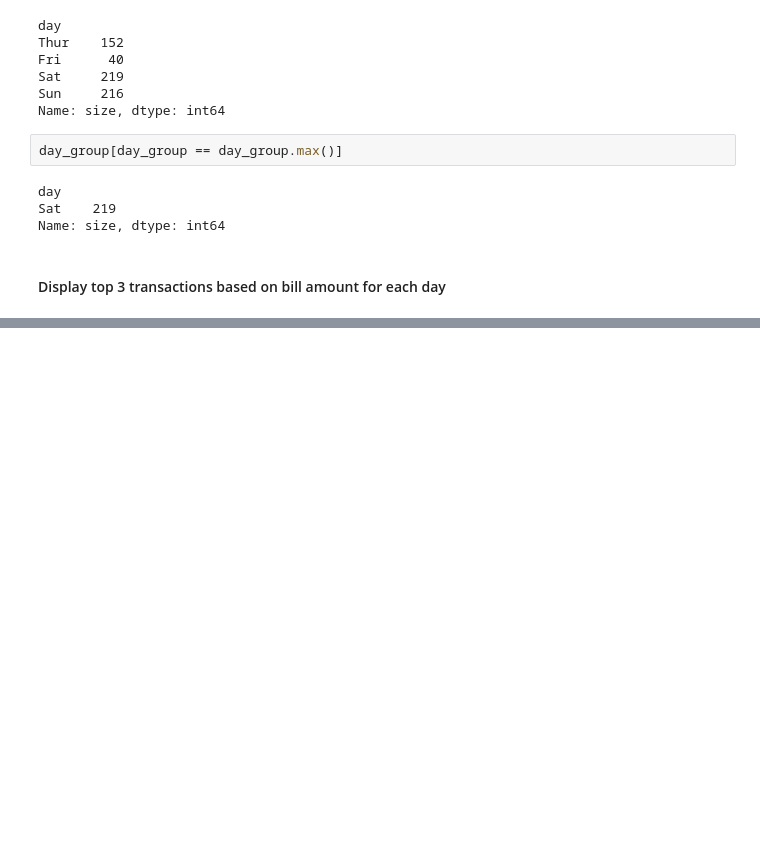
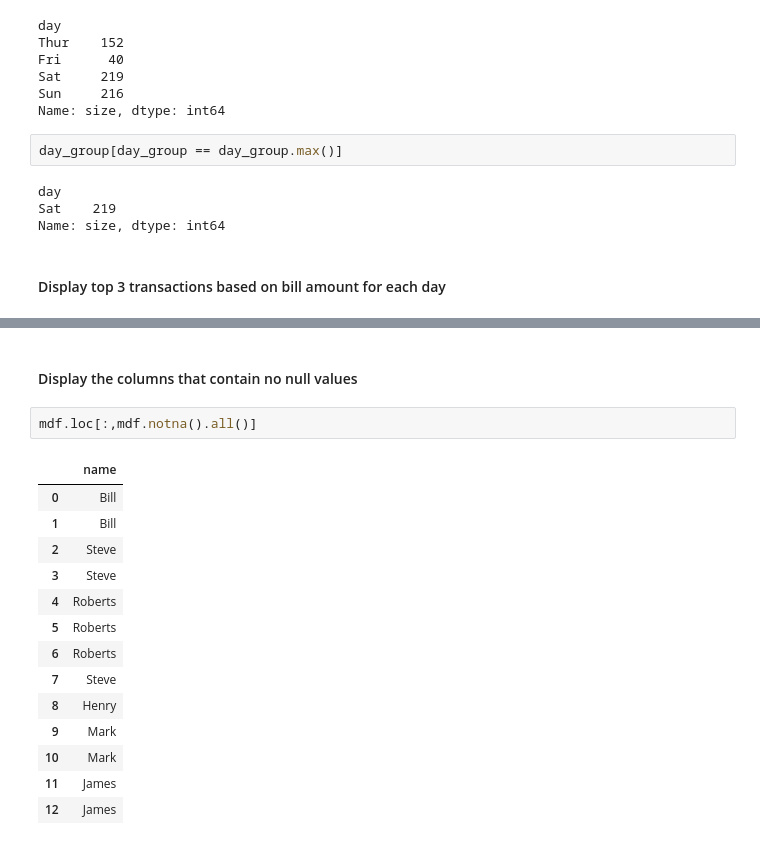
Before and after one commit to srikanthpragada/DS_06_APR_2020, a Jupyter notebook: assignments/assignments.ipynb, the cells around one changed output, grey strips where cells are left out. Saved outputs shown, nothing was run; the diff lists cells and outputs as text; blank space fills up the shorter version.

```diff
--- a/assignments/assignments.ipynb
+++ b/assignments/assignments.ipynb
@@ -801,0 +759,19 @@ Sun
+# %% [markdown]
+#### Display the columns that contain no null values
+# %%
+mdf.loc[:,mdf.notna().all()]
+# %% [output]
+|  | name |
+| 0 | Bill |
+| 1 | Bill |
+| 2 | Steve |
+| 3 | Steve |
+| 4 | Roberts |
+| 5 | Roberts |
+| 6 | Roberts |
+| 7 | Steve |
+| 8 | Henry |
+| 9 | Mark |
+| 10 | Mark |
+| 11 | James |
+| 12 | James |
```
Also changed, not shown: parts of 75 cells of this notebook.
